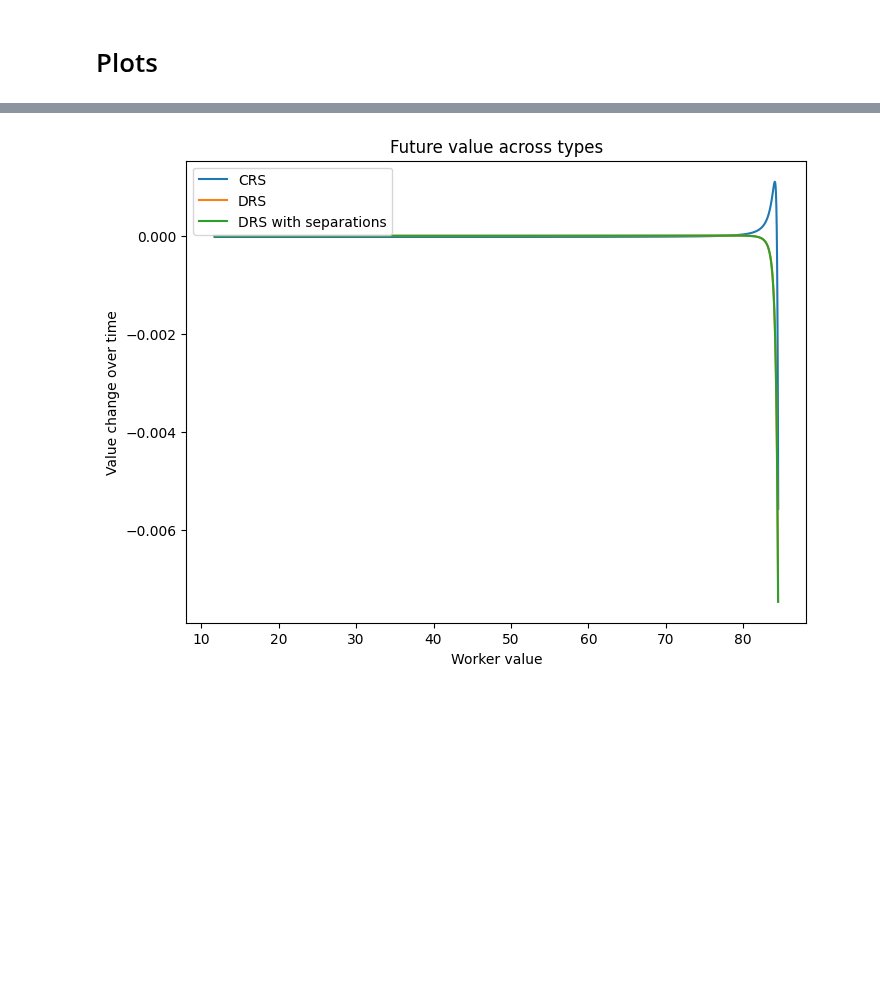
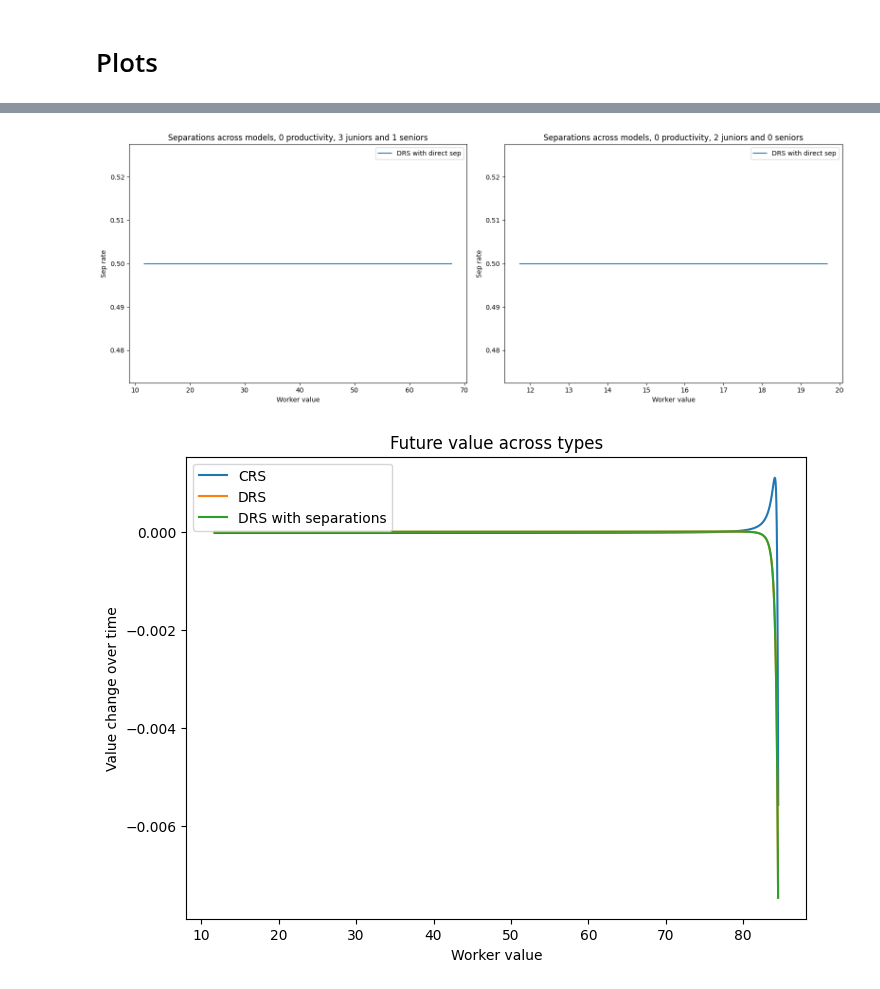
Before and after one commit to zalandru/Dynamic-Contracting-Multi-worker-Firm, a Jupyter notebook: Multiworker_wage_2steps/Initiating MWF.ipynb, the cells around one changed output, grey strips where cells are left out. Drawn from its saved outputs; the diff is of its cells as text; code cells hidden in the pictures; blank space fills up the shorter version.

```diff
--- a/Multiworker_wage_2steps/Initiating MWF.ipynb
+++ b/Multiworker_wage_2steps/Initiating MWF.ipynb
@@ -84,7 +86,7 @@ else:
     mwc_hmq_sd_J = results['Ji']
     mwc_hmq_sd_W = results['W1i']
 
-(mwc_hmq_sd_J,mwc_hmq_sd_W,mwc_hmq_sd_Wstar,mwc_hmq_sd_sep,mwc_hmq_sd_n0,mwc_hmq_sd_n1)=mwc_hmq.J_sep_dir(mwc_hmq_sd_J,mwc_hmq_sd_W)
+(mwc_hmq_sd_J,mwc_hmq_sd_W,mwc_hmq_sd_Wstar,mwc_hmq_sd_sep,mwc_hmq_sd_n0,mwc_hmq_sd_n1)=mwc_hmq.J_sep_dir()
 
 objects['mwc_hmq_sd_J'] = mwc_hmq_sd_J
 objects['mwc_hmq_sd_W'] = mwc_hmq_sd_W
@@ -269,3 +218,7 @@ plts.CRSvsDRSvalue(cc_W,cc_J,mwc_hmq_W[...,5,:],mwc_hmq_J[...,5]/mwc_hmq.N_grid1
+# %%
+plts.sep(0,p.z_0-1,3,1,2,0,None,None,mwc_hmq_sd_W[...,1,:],mwc_hmq_sd_sep[...,1])
+# %% [output]
+[figure, added]
 # %%
 plts.CRSvsDRSpolicy(cc_W,cc_Wstar,mwc_hmq_W[...,0,:],mwc_hmq_Wstar[...,0],mwc_hmq_sd_W[...,0,:],mwc_hmq_sd_Wstar[...,0],mwc_sd_W,mwc_sd_Wstar,0)
 # %% [output]
```
Also changed, not shown: parts of 9 cells of this notebook, 6 other files.
